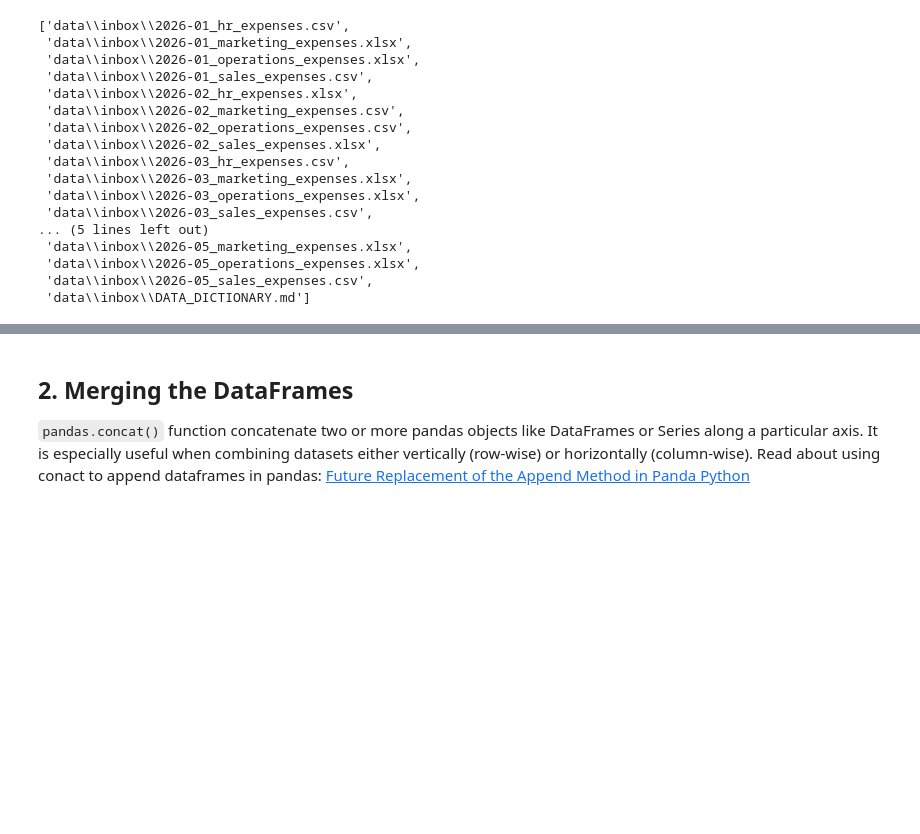
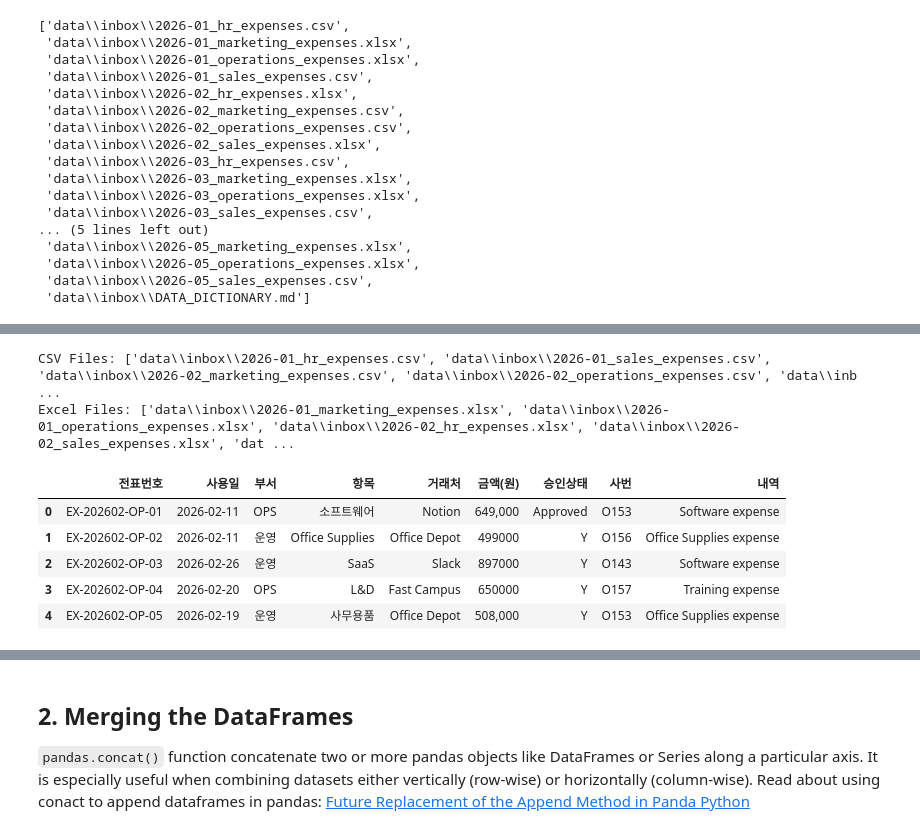
Before and after one commit to Colin7537/Programming-for-Analytics_ChanjoongKim, a Jupyter notebook: session4_exercise.ipynb, the cells around one changed output, grey strips where cells are left out. Saved outputs shown, nothing was run; the diff lists cells and outputs as text; code cells hidden in the pictures; blank space fills up the shorter version.

Commit message:
combiled all the dataframes

```diff
--- a/session4_exercise.ipynb
+++ b/session4_exercise.ipynb
@@ -63,6 +63,6 @@ all_files_glob
 # %%
 # Filter all file paths in the all_files_glob list to include only CSV and Excel files
 
-data_files = [f for f in all_files_glob if f.endswith('.csv') or f.endwith('xlsx')]
+data_files = [f for f in all_files_glob if f.endswith(('.csv', '.xlsx'))]
 
 print(data_files)
@@ -79,14 +88,25 @@ files_df.head()
 # %%
 ## Lets create two lists for each filetype
-
+csv_files = [f for f in data_files if f.endswith('.csv')]
+xlsx_files = [f for f in data_files if f.endswith('.xlsx')]
 
 print("CSV Files:", csv_files)
 print("Excel Files:", xlsx_files)
+# %% [output]
+CSV Files: ['data\\inbox\\2026-01_hr_expenses.csv', 'data\\inbox\\2026-01_sales_expenses.csv', 'data\\inbox\\2026-02_marketing_expenses.csv', 'data\\inbox\\2026-02_operations_expenses.csv', 'data\\inb ...
+Excel Files: ['data\\inbox\\2026-01_marketing_expenses.xlsx', 'data\\inbox\\2026-01_operations_expenses.xlsx', 'data\\inbox\\2026-02_hr_expenses.xlsx', 'data\\inbox\\2026-02_sales_expenses.xlsx', 'dat ...
 # %%
 ## Let's print a preview of some CSV files. What is the same? What is different?
 
-csv_preview = pd.read_csv(csv_files[0]) # Try some more by changing th index
+csv_preview = pd.read_csv(csv_files[3]) # Try some more by changing th index
 csv_preview.head()
+# %% [output]
+|  | 전표번호 | 사용일 | 부서 | 항목 | 거래처 | 금액(원) | 승인상태 | 사번 | 내역 |
+| 0 | EX-202602-OP-01 | 2026-02-11 | OPS | 소프트웨어 | Notion | 649,000 | Approved | O153 | Software expense |
+| 1 | EX-202602-OP-02 | 2026-02-11 | 운영 | Office Supplies | Office Depot | 499000 | Y | O156 | Office Supplies expense |
+| 2 | EX-202602-OP-03 | 2026-02-26 | 운영 | SaaS | Slack | 897000 | Y | O143 | Software expense |
+| 3 | EX-202602-OP-04 | 2026-02-20 | OPS | L&D | Fast Campus | 650000 | Y | O157 | Training expense |
+| 4 | EX-202602-OP-05 | 2026-02-19 | 운영 | 사무용품 | Office Depot | 508,000 | Y | O153 | Office Supplies expense |
 # %%
 ## Let's do the same for the Excel files
 
```
Also changed, not shown: parts of 8 cells of this notebook, 2 other files.
